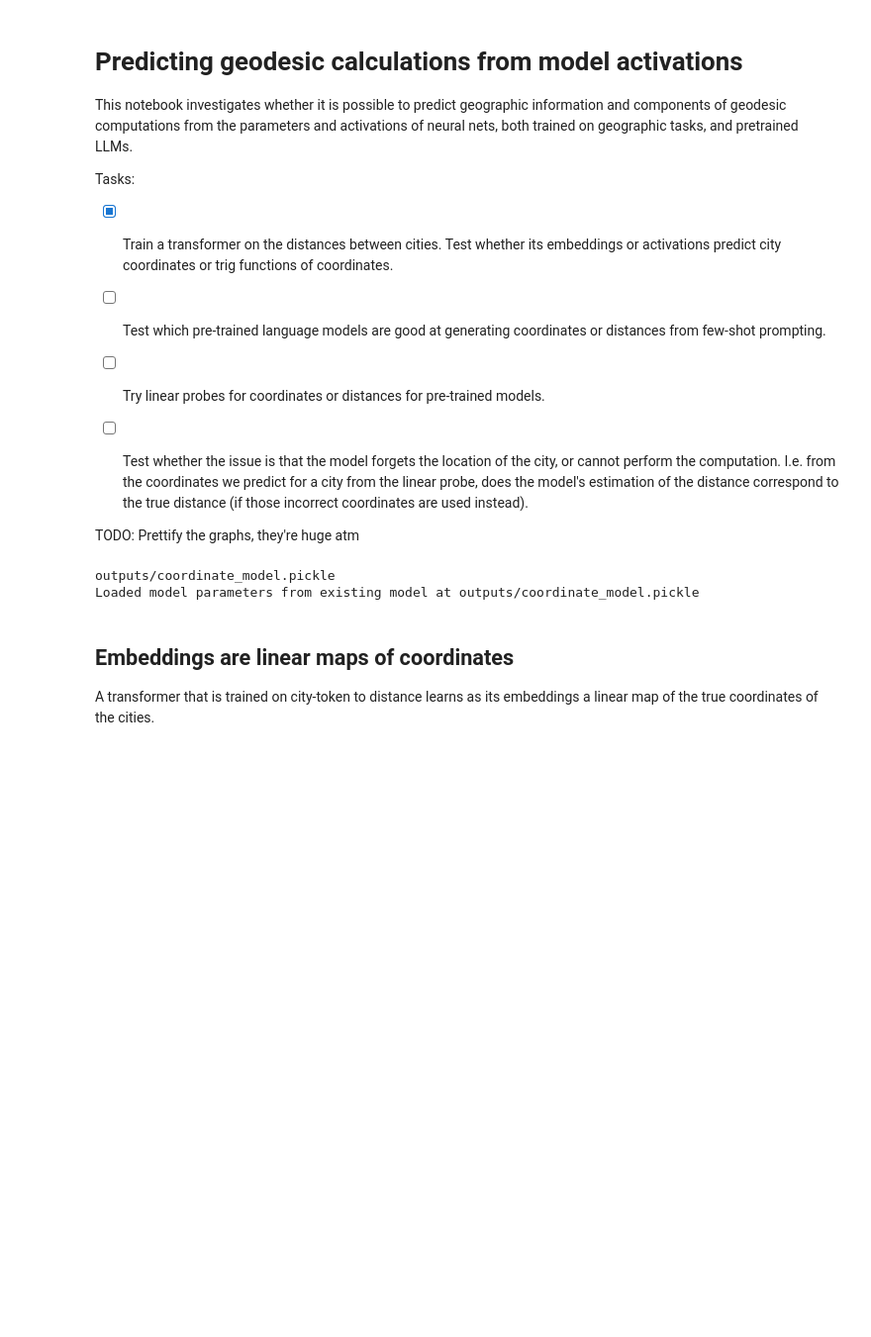
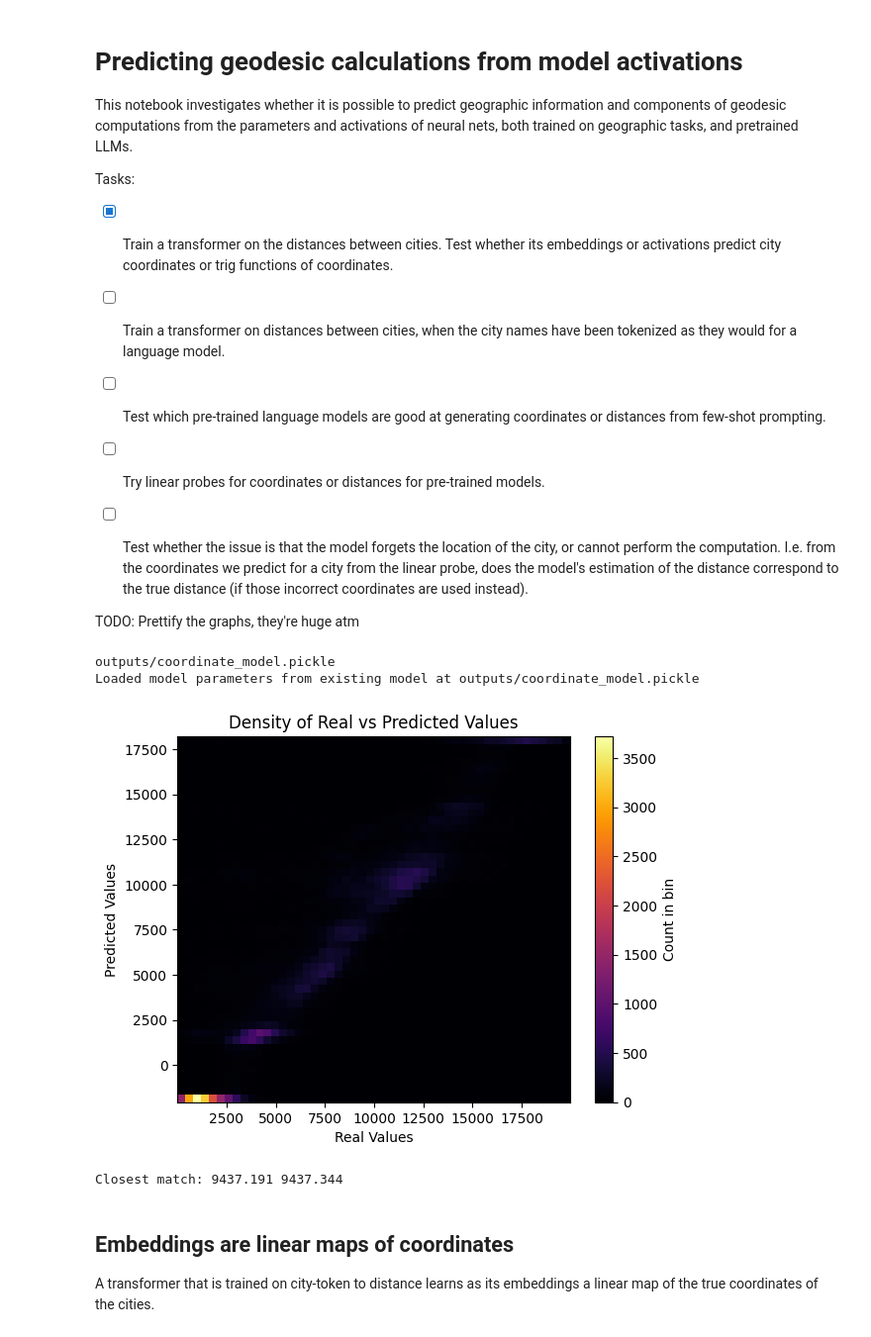
Before and after one commit to pleask/llm-geography, a Jupyter notebook: analysis.ipynb, the cells around one changed output. Shown at 99% size. Cells and saved outputs as stored; diff of their text form; code cells hidden in the pictures; blank space fills up the shorter version.

```diff
--- a/analysis.ipynb
+++ b/analysis.ipynb
@@ -5,6 +5,7 @@ This notebook investigates whether it is possible to predict geographic informat
 
 Tasks:
 - [X] Train a transformer on the distances between cities. Test whether its embeddings or activations predict city coordinates or trig functions of coordinates.
+- [ ] Train a transformer on distances between cities, when the city names have been tokenized as they would for a language model.
 - [ ] Test which pre-trained language models are good at generating coordinates or distances from few-shot prompting.
 - [ ] Try linear probes for coordinates or distances for pre-trained models.
 - [ ] Test whether the issue is that the model forgets the location of the city, or cannot perform the computation. I.e. from the coordinates we predict for a city from the linear probe, does the model's estimation of the distance correspond to the true distance (if those incorrect coordinates are used instead).
@@ -98,6 +99,32 @@ else:
 # %% [output]
 outputs/coordinate_model.pickle
 Loaded model parameters from existing model at outputs/coordinate_model.pickle
+# %%
+model.eval()
+reversed_predictions = []
+true = []
+for x, y in val_dataloader:
+    x = torch.stack([x[0], x[1]], dim=1).to(device)
+    y = y.to(torch.float32).to(device)
+    y_pred = model(x).squeeze(1)
+    reversed_predictions.append(y_pred)
+    true.append(y)
+
+reversed_predictions = torch.cat(reversed_predictions).cpu().detach().numpy()
+true = torch.cat(true).cpu().detach().numpy()
+
+plt.hist2d(true, reversed_predictions, bins=50, cmap='inferno')
+plt.colorbar(label='Count in bin')
+plt.xlabel('Real Values')
+plt.ylabel('Predicted Values')
+plt.title('Density of Real vs Predicted Values')
+plt.show()
+
+nearest_match = (abs(true - reversed_predictions)).argmin()
+print("Closest match:", true[nearest_match], reversed_predictions[nearest_match])
+# %% [output]
+[figure, added]
+Closest match: 9437.191 9437.344
 # %% [markdown]
 ## Embeddings are linear maps of coordinates
 A transformer that is trained on city-token to distance learns as its embeddings a linear map of the true coordinates of the cities.
```
Also changed, not shown: parts of 9 cells of this notebook, 3 other files.
